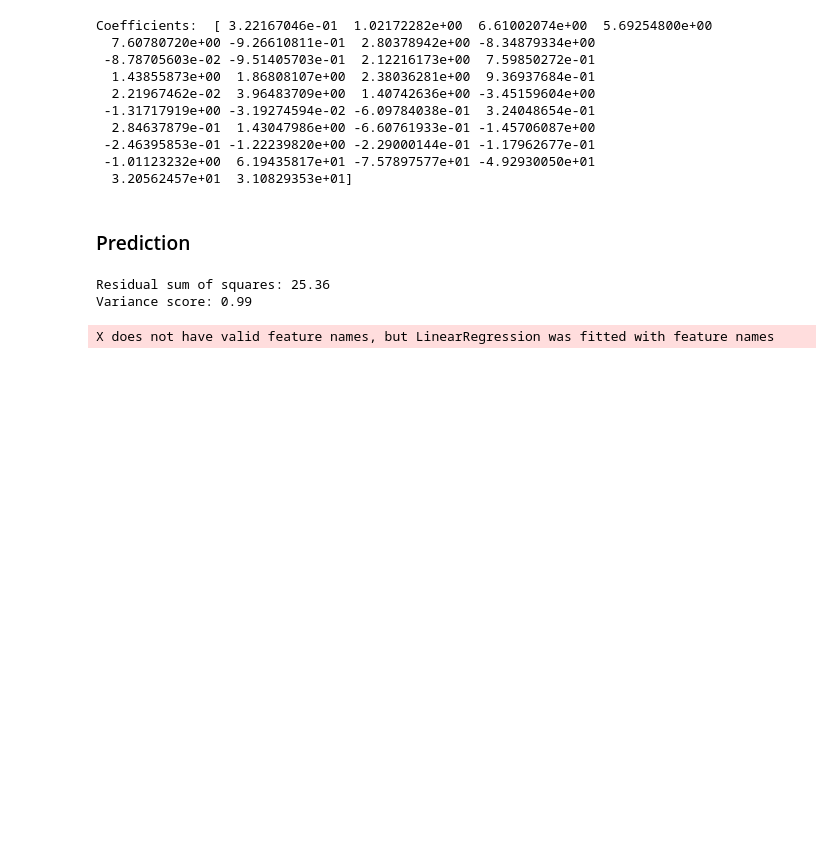
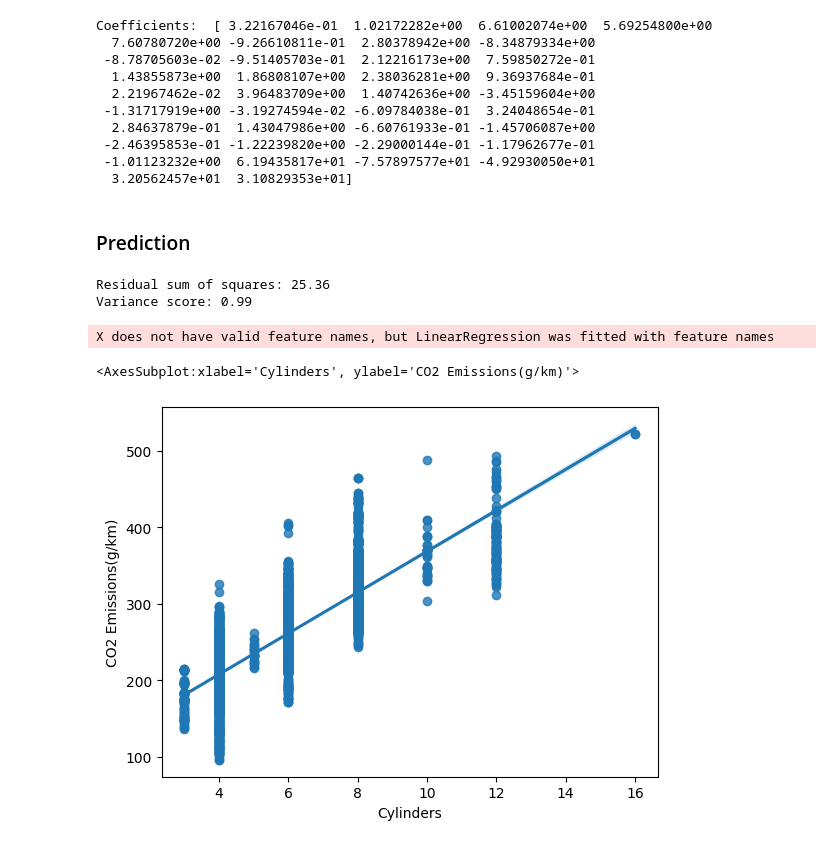
Before and after one commit to Gabecodex/Cars_Emisions_Canada, a Jupyter notebook: notebook.ipynb, the cells around one changed output. Drawn from its saved outputs; the diff is of its cells as text; code cells hidden in the pictures; blank space fills up the shorter version.

```diff
--- a/notebook.ipynb
+++ b/notebook.ipynb
@@ -277,3 +277,9 @@ print('Variance score: %.2f' % regr.score(x, y))
 Residual sum of squares: 25.36
 Variance score: 0.99
 X does not have valid feature names, but LinearRegression was fitted with feature names
+# %%
+# D	E	N	X	Z
+sns.regplot(x = "Cylinders", y = 'CO2 Emissions(g/km)', data= df2)
+# %% [output]
+<AxesSubplot:xlabel='Cylinders', ylabel='CO2 Emissions(g/km)'>
+[figure, added]
```
Also changed, not shown: parts of 2 cells of this notebook.
